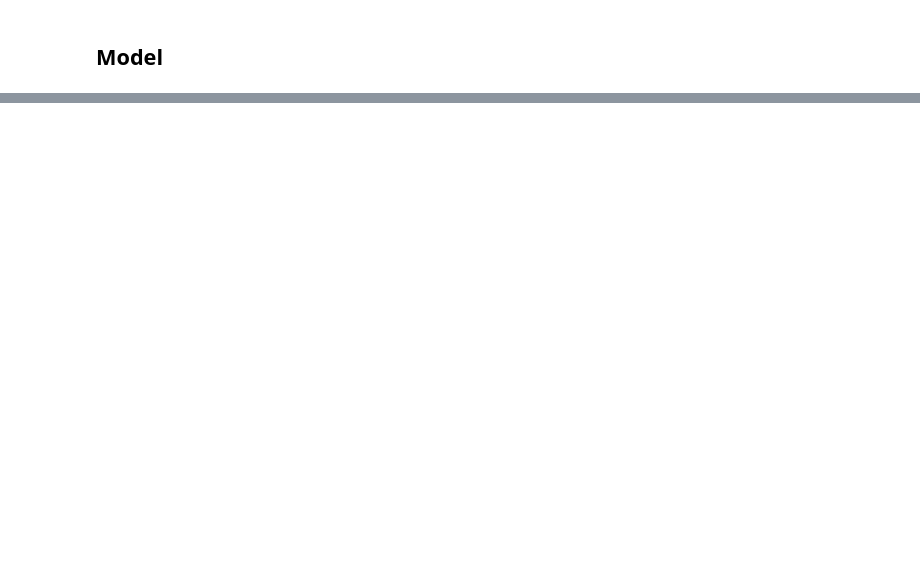
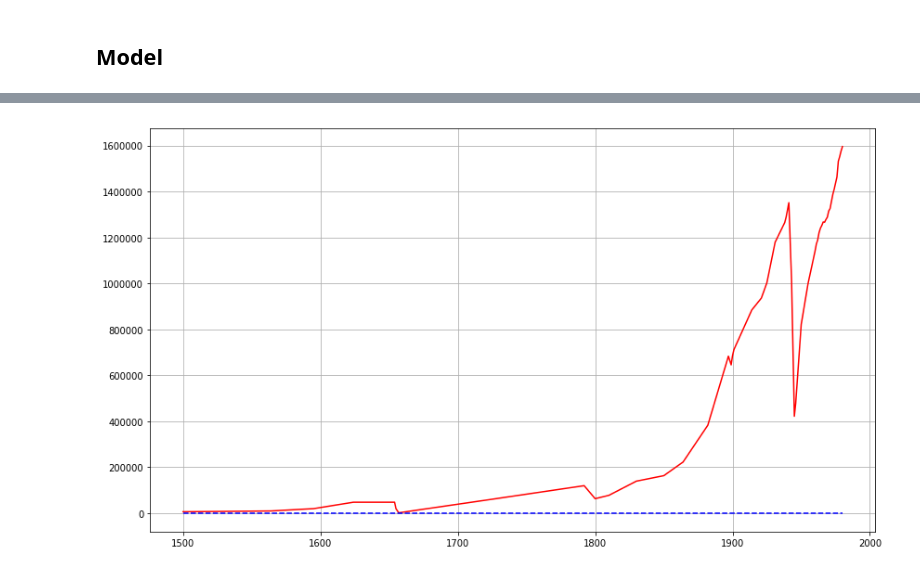
Before and after one commit to lhaze/data-science-playground, a Jupyter notebook: how_many_wraiths/how_many_wraiths_p1.ipynb, the cells around one changed output, grey strips where cells are left out. Drawn from its saved outputs; the diff is of its cells as text; code cells hidden in the pictures; blank space fills up the shorter version.

```diff
--- a/how_many_wraiths/how_many_wraiths_p1.ipynb
+++ b/how_many_wraiths/how_many_wraiths_p1.ipynb
@@ -124,0 +96,9 @@ plt.show()
+# %%
+alive_population_values = list(alive_population(period))
+wraith_population_values = list(wraith_population(period))
+
+build_figure(1600001, 200000)
+plt.plot(period, alive_population_values, 'r-', period, wraith_population_values, 'b--')
+plt.show()
+# %% [output]
+[figure, added]
```
Also changed, not shown: parts of 10 cells of this notebook, 1 other file.
